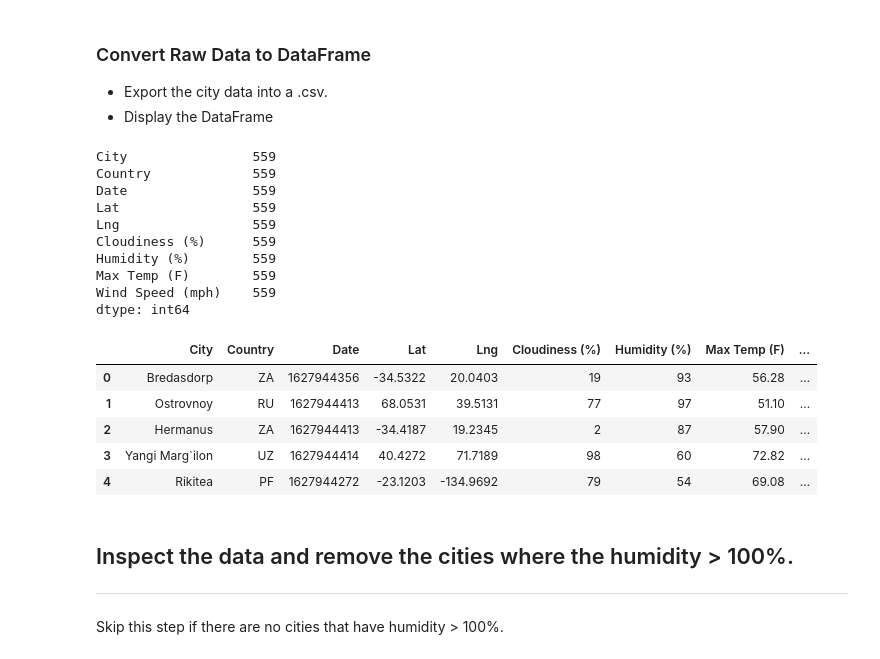
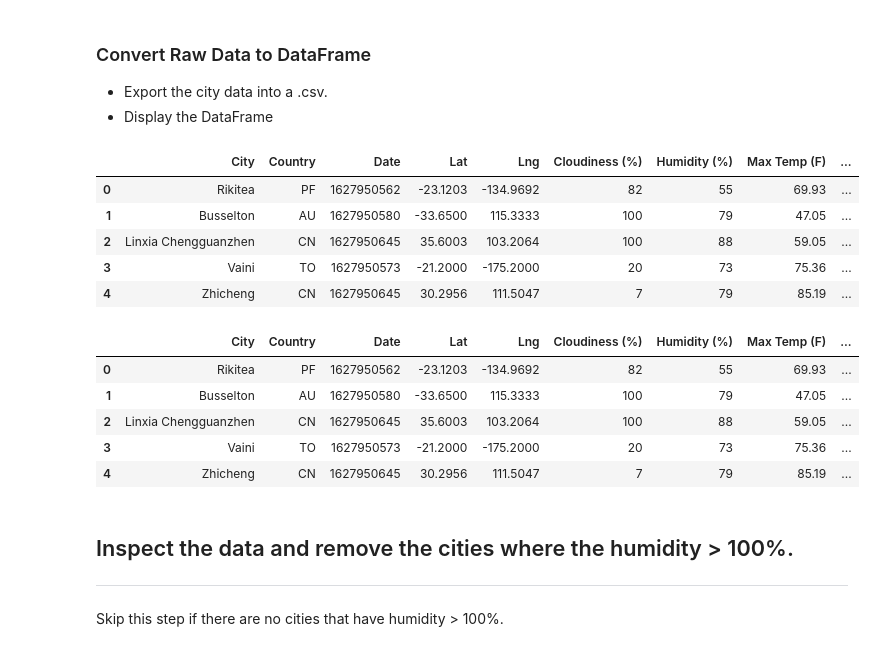
Before and after one commit to helenaz0523/python-api-challenge, a Jupyter notebook: WeatherPy/WeatherPy.ipynb, the cells around one changed output. Saved outputs shown, nothing was run; the diff lists cells and outputs as text; code cells hidden in the pictures.

```diff
--- a/WeatherPy/WeatherPy.ipynb
+++ b/WeatherPy/WeatherPy.ipynb
@@ -131,27 +131,24 @@ weather_data.head()
 
 weather_data.dropna()
 weather_data.count()
+weather_data.head()
 # %% [output]
-City                559
-Country             559
-Date                559
-Lat                 559
-Lng                 559
-Cloudiness (%)      559
-Humidity (%)        559
-Max Temp (F)        559
-Wind Speed (mph)    559
-dtype: int64
+|  | City | Country | Date | Lat | Lng | Cloudiness (%) | Humidity (%) | Max Temp (F) | ... |
+| 0 | Rikitea | PF | 1627950562 | -23.1203 | -134.9692 | 82 | 55 | 69.93 | ... |
+| 1 | Busselton | AU | 1627950580 | -33.6500 | 115.3333 | 100 | 79 | 47.05 | ... |
+| 2 | Linxia Chengguanzhen | CN | 1627950645 | 35.6003 | 103.2064 | 100 | 88 | 59.05 | ... |
+| 3 | Vaini | TO | 1627950573 | -21.2000 | -175.2000 | 20 | 73 | 75.36 | ... |
+| 4 | Zhicheng | CN | 1627950645 | 30.2956 | 111.5047 | 7 | 79 | 85.19 | ... |
 # %%
-weather_data.to_csv("cityoutput_data", index=False)
+weather_data.to_csv("cityoutput.csv", index=False)
 weather_data.head()
 # %% [output]
 |  | City | Country | Date | Lat | Lng | Cloudiness (%) | Humidity (%) | Max Temp (F) | ... |
-| 0 | Bredasdorp | ZA | 1627944356 | -34.5322 | 20.0403 | 19 | 93 | 56.28 | ... |
-| 1 | Ostrovnoy | RU | 1627944413 | 68.0531 | 39.5131 | 77 | 97 | 51.10 | ... |
-| 2 | Hermanus | ZA | 1627944413 | -34.4187 | 19.2345 | 2 | 87 | 57.90 | ... |
-| 3 | Yangi Marg`ilon | UZ | 1627944414 | 40.4272 | 71.7189 | 98 | 60 | 72.82 | ... |
-| 4 | Rikitea | PF | 1627944272 | -23.1203 | -134.9692 | 79 | 54 | 69.08 | ... |
+| 0 | Rikitea | PF | 1627950562 | -23.1203 | -134.9692 | 82 | 55 | 69.93 | ... |
+| 1 | Busselton | AU | 1627950580 | -33.6500 | 115.3333 | 100 | 79 | 47.05 | ... |
+| 2 | Linxia Chengguanzhen | CN | 1627950645 | 35.6003 | 103.2064 | 100 | 88 | 59.05 | ... |
+| 3 | Vaini | TO | 1627950573 | -21.2000 | -175.2000 | 20 | 73 | 75.36 | ... |
+| 4 | Zhicheng | CN | 1627950645 | 30.2956 | 111.5047 | 7 | 79 | 85.19 | ... |
 # %% [markdown]
 ## Inspect the data and remove the cities where the humidity > 100%.
 ----
```
Also changed, not shown: parts of 17 cells of this notebook, 19 other files.
